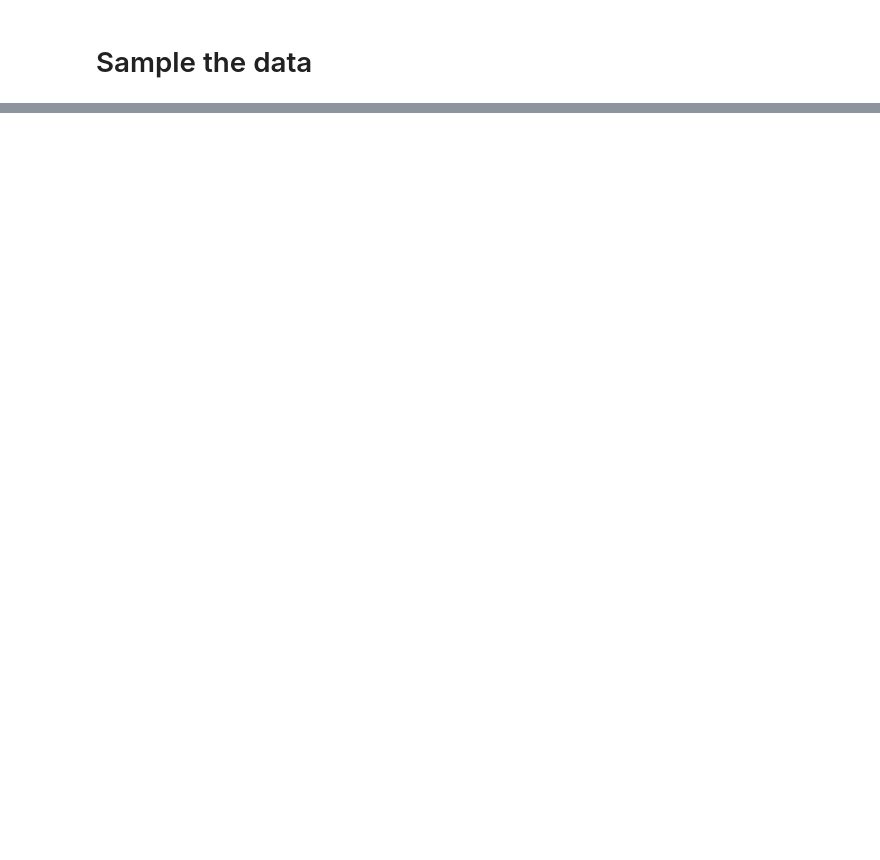
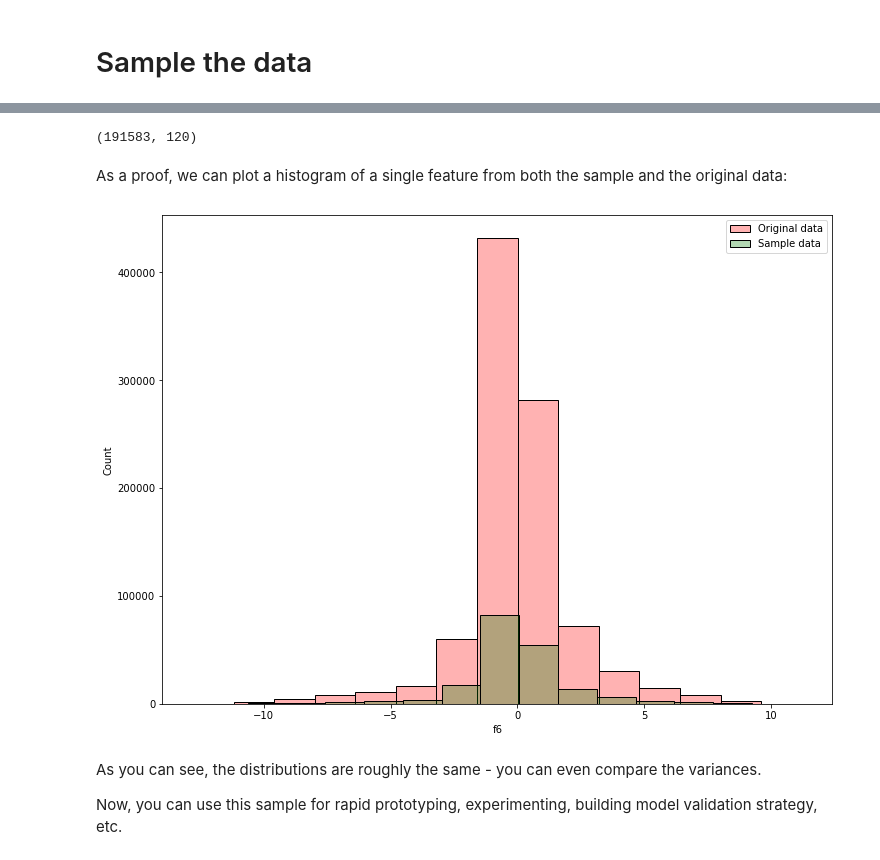
Before and after one commit to BexTuychiev/medium_stories, a Jupyter notebook: 2021/september/4_mln_row_datasets/notebook.ipynb, the cells around one changed output, grey strips where cells are left out. Drawn from its saved outputs; the diff is of its cells as text; code cells hidden in the pictures; blank space fills up the shorter version.

Commit message:
section: Sample the data

```diff
--- a/2021/september/4_mln_row_datasets/notebook.ipynb
+++ b/2021/september/4_mln_row_datasets/notebook.ipynb
@@ -213,0 +226,25 @@ If you are dead set on `pandas`, then read on to the next section.
+# %%
+sample_df = tps_df.sample(int(len(tps_df) * 0.2))
+sample_df.shape
+# %% [output]
+(191583, 120)
+# %% [markdown]
+As a proof, we can plot a histogram of a single feature from both the sample and the original data:
+# %%
+fig, ax = plt.subplots(figsize=(12, 9))
+
+sns.histplot(
+    data=tps_df, x="f6", label="Original data", color="red", alpha=0.3, bins=15
+)
+sns.histplot(
+    data=sample_df, x="f6", label="Sample data", color="green", alpha=0.3, bins=15
+)
+
+plt.legend()
+plt.show();
+# %% [output]
+[figure, added]
+# %% [markdown]
+As you can see, the distributions are roughly the same - you can even compare the variances.
+
+Now, you can use this sample for rapid prototyping, experimenting, building model validation strategy, etc.
```
Also changed, not shown: parts of 9 cells of this notebook.
